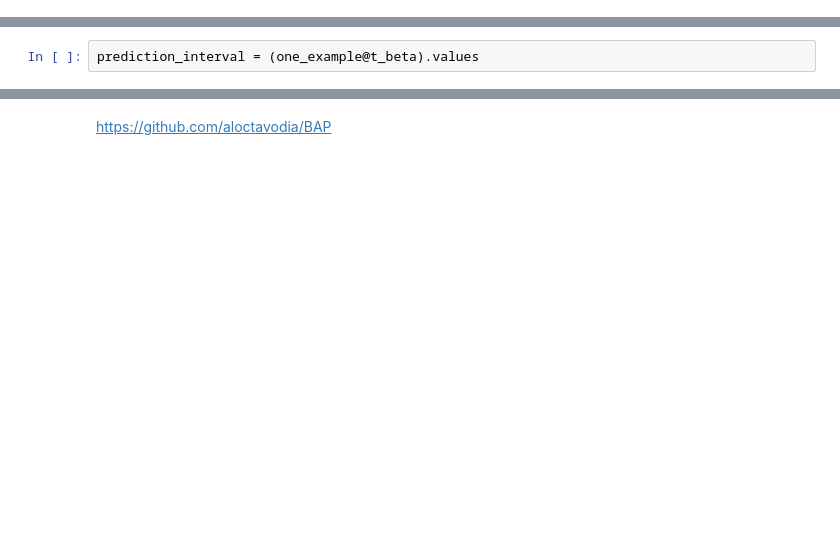
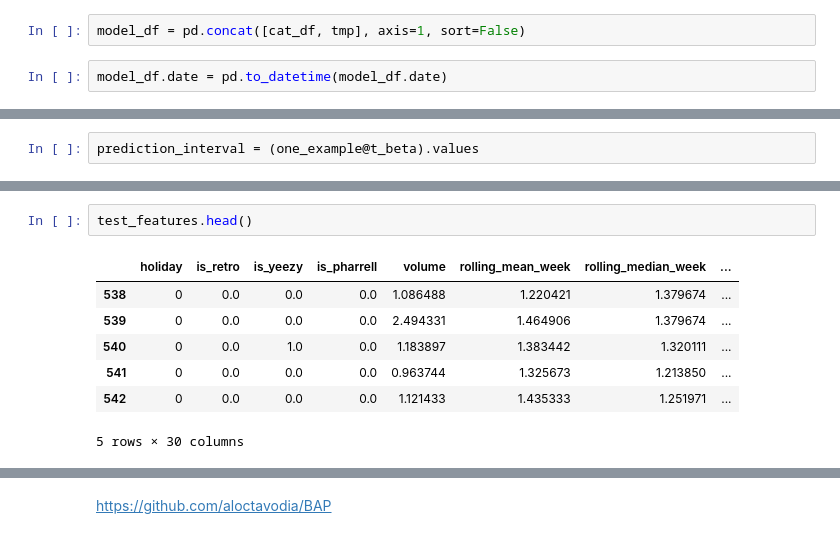
Before and after one commit to allenchng/solesupply, a Jupyter notebook: BayesianLinReg.ipynb, the cells around one changed output, grey strips where cells are left out. Drawn from its saved outputs; the diff is of its cells as text; blank space fills up the shorter version.

```diff
--- a/BayesianLinReg.ipynb
+++ b/BayesianLinReg.ipynb
@@ -90,0 +144,4 @@ model_df = EngineerFeatures(daily_volume, 7, 7)
+# %%
+model_df = pd.concat([cat_df, tmp], axis=1, sort=False)
+# %%
+model_df.date = pd.to_datetime(model_df.date)
@@ -269,0 +389,10 @@ from itertools import chain
+# %%
+test_features.head()
+# %% [output]
+|  | holiday | is_retro | is_yeezy | is_pharrell | volume | rolling_mean_week | rolling_median_week | ... |
+| 538 | 0 | 0.0 | 0.0 | 0.0 | 1.086488 | 1.220421 | 1.379674 | ... |
+| 539 | 0 | 0.0 | 0.0 | 0.0 | 2.494331 | 1.464906 | 1.379674 | ... |
+| 540 | 0 | 0.0 | 1.0 | 0.0 | 1.183897 | 1.383442 | 1.320111 | ... |
+| 541 | 0 | 0.0 | 0.0 | 0.0 | 0.963744 | 1.325673 | 1.213850 | ... |
+| 542 | 0 | 0.0 | 0.0 | 0.0 | 1.121433 | 1.435333 | 1.251971 | ... |
+5 rows × 30 columns
```
Also changed, not shown: parts of 52 cells of this notebook, 1 other file.
